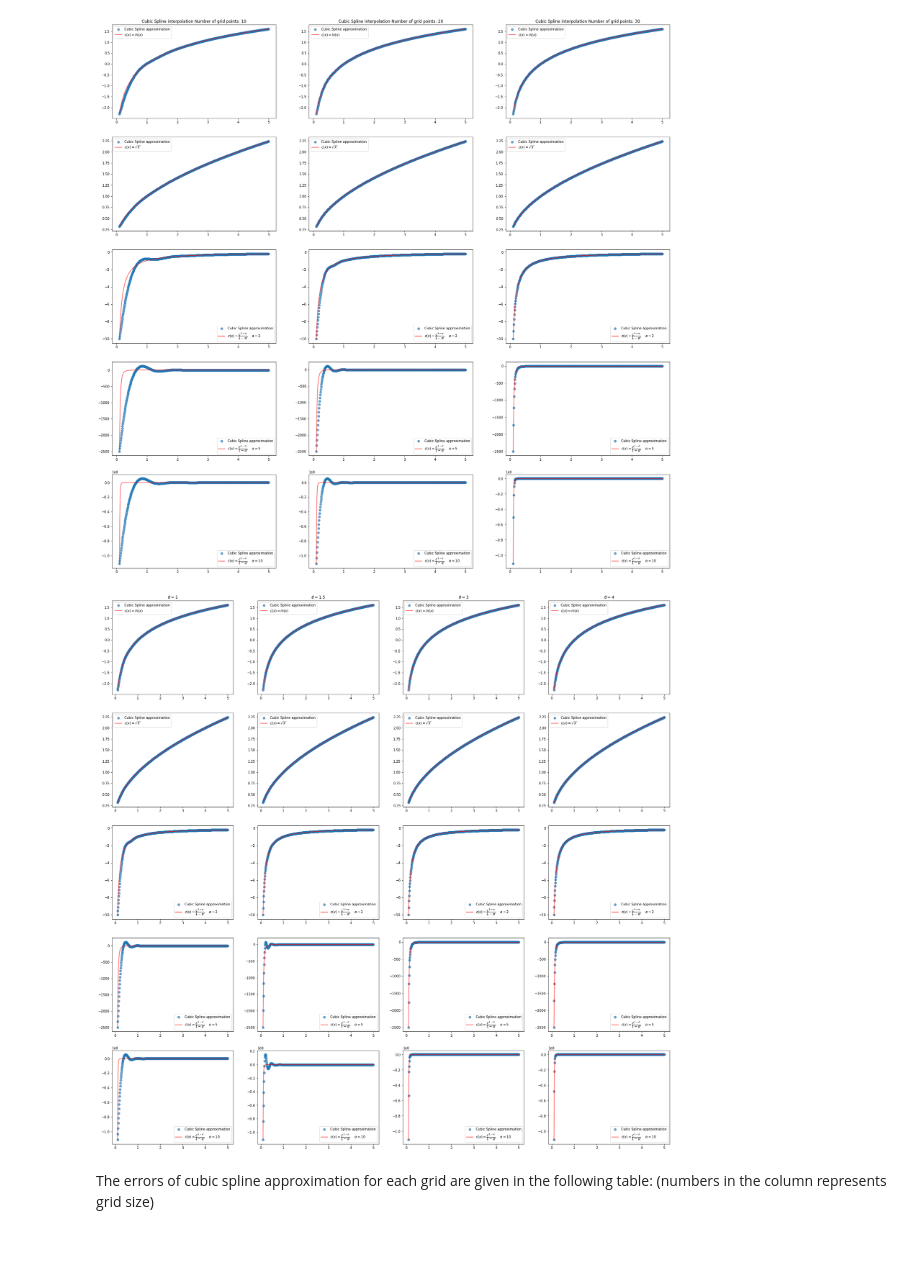
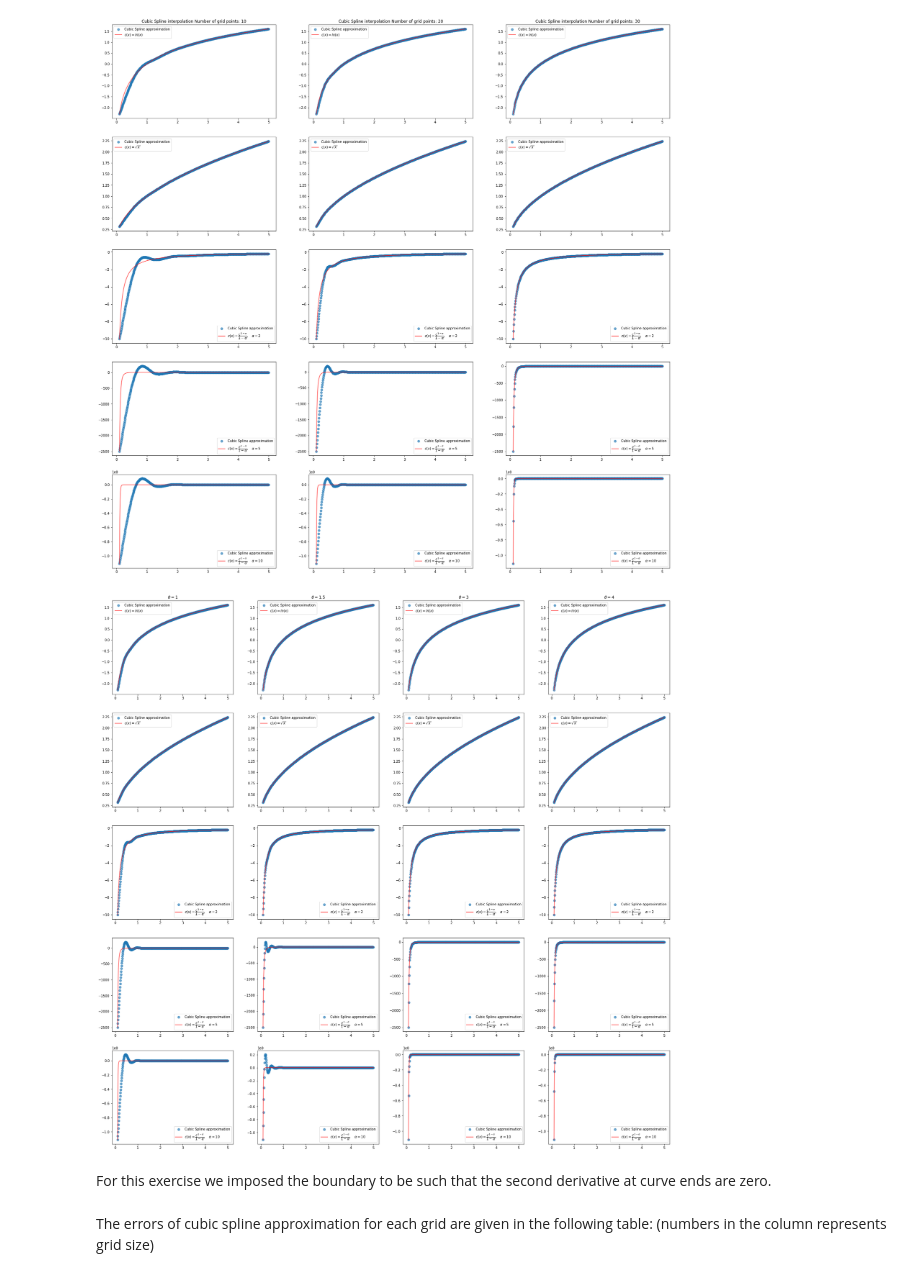
Before and after one commit to BelmudesLSB/Quantitative_Methods_2, a Jupyter notebook: PS2/PS2.ipynb, the cells around one changed output. Saved outputs shown, nothing was run; the diff lists cells and outputs as text; code cells hidden in the pictures; blank space fills up the shorter version.

```diff
--- a/PS2/PS2.ipynb
+++ b/PS2/PS2.ipynb
@@ -279,11 +324,11 @@ plt.show()
 # %%
 fig, ax = plt.subplots(5,4, figsize=(30,30))
 
-f1 = CubicSpline(Smart(20,1), u_1(Smart(20,1)))
-f2 = CubicSpline(Smart(20,1), u_2(Smart(20,1)))
-f3_2 = CubicSpline(Smart(20,1), u_3(Smart(20,1), 2))
-f3_5 = CubicSpline(Smart(20,1), u_3(Smart(20,1), 5))
-f3_10 = CubicSpline(Smart(20,1), u_3(Smart(20,1), 10))
+f1 = CubicSpline(Smart(20,1), u_1(Smart(20,1)), bc_type="natural")
+f2 = CubicSpline(Smart(20,1), u_2(Smart(20,1)), bc_type="natural")
+f3_2 = CubicSpline(Smart(20,1), u_3(Smart(20,1), 2), bc_type="natural")
+f3_5 = CubicSpline(Smart(20,1), u_3(Smart(20,1), 5), bc_type="natural")
+f3_10 = CubicSpline(Smart(20,1), u_3(Smart(20,1), 10), bc_type="natural")
 
 
 ax[0,0].scatter(X, f1(X), linewidth=2, label='Cubic Spline approximation', alpha=0.6)
@@ -303,11 +348,11 @@ ax[4,0].scatter(X, f3_10(X), linewidth=2, label='Cubic Spline approximation', al
 ax[4,0].plot(X, u_3(X, 10), 'r-', linewidth=2, label=r'$c(x)=\dfrac{c^{1-\alpha}}{1-\alpha}, \quad \alpha = 10$', alpha=0.6)
 ax[4,0].legend()
 
-f1 = CubicSpline(Smart(20,1.5), u_1(Smart(20,1.5)))
-f2 = CubicSpline(Smart(20,1.5), u_2(Smart(20,1.5)))
-f3_2 = CubicSpline(Smart(20,1.5), u_3(Smart(20,1.5), 2))
-f3_5 = CubicSpline(Smart(20,1.5), u_3(Smart(20,1.5), 5))
-f3_10 = CubicSpline(Smart(20,1.5), u_3(Smart(20,1.5), 10))
+f1 = CubicSpline(Smart(20,1.5), u_1(Smart(20,1.5)), bc_type="natural")
+f2 = CubicSpline(Smart(20,1.5), u_2(Smart(20,1.5)), bc_type="natural")
+f3_2 = CubicSpline(Smart(20,1.5), u_3(Smart(20,1.5), 2), bc_type="natural")
+f3_5 = CubicSpline(Smart(20,1.5), u_3(Smart(20,1.5), 5), bc_type="natural")
+f3_10 = CubicSpline(Smart(20,1.5), u_3(Smart(20,1.5), 10), bc_type="natural")
 
 
 ax[0,1].scatter(X, f1(X), linewidth=2, label='Cubic Spline approximation', alpha=0.6)
@@ -327,11 +372,11 @@ ax[4,1].scatter(X, f3_10(X), linewidth=2, label='Cubic Spline approximation', al
 ax[4,1].plot(X, u_3(X, 10), 'r-', linewidth=2, label=r'$c(x)=\dfrac{c^{1-\alpha}}{1-\alpha}, \quad \alpha = 10$', alpha=0.6)
 ax[4,1].legend()
 
-f1 = CubicSpline(Smart(20,3), u_1(Smart(20,3)))
-f2 = CubicSpline(Smart(20,3), u_2(Smart(20,3)))
-f3_2 = CubicSpline(Smart(20,3), u_3(Smart(20,3), 2))
-f3_5 = CubicSpline(Smart(20,3), u_3(Smart(20,3), 5))
-f3_10 = CubicSpline(Smart(20,3), u_3(Smart(20,3), 10))
+f1 = CubicSpline(Smart(20,3), u_1(Smart(20,3)), bc_type="natural")
+f2 = CubicSpline(Smart(20,3), u_2(Smart(20,3)), bc_type="natural")
+f3_2 = CubicSpline(Smart(20,3), u_3(Smart(20,3), 2), bc_type="natural")
+f3_5 = CubicSpline(Smart(20,3), u_3(Smart(20,3), 5), bc_type="natural")
+f3_10 = CubicSpline(Smart(20,3), u_3(Smart(20,3), 10), bc_type="natural")
 
 
 ax[0,2].scatter(X, f1(X), linewidth=2, label='Cubic Spline approximation', alpha=0.6)
@@ -344,39 +389,41 @@ ax[1,2].legend()
 ax[2,2].scatter(X, np.interp(X, Smart(20,3), u_3(Smart(20,3), 2)), linewidth=2, label='Cubic Spline approximation', alpha=0.6)
 ax[2,2].plot(X, u_3(X, 2), 'r-', linewidth=2, label=r'$c(x)=\dfrac{c^{1-\alpha}}{1-\alpha}, \quad \alpha = 2$', alpha=0.6)
 ax[2,2].legend()
 ax[3,2].scatter(X, np.interp(X, Smart(20,3), u_3(Smart(20,3), 5)), linewidth=2, label='Cubic Spline approximation', alpha=0.6)
 ax[3,2].plot(X, u_3(X, 5), 'r-', linewidth=2, label=r'$c(x)=\dfrac{c^{1-\alpha}}{1-\alpha}, \quad \alpha = 5$', alpha=0.6)
 ax[3,2].legend()
 ax[4,2].scatter(X, np.interp(X, Smart(20,3), u_3(Smart(20,3), 10)), linewidth=2, label='Cubic Spline approximation', alpha=0.6)
 ax[4,2].plot(X, u_3(X, 10), 'r-', linewidth=2, label=r'$c(x)=\dfrac{c^{1-\alpha}}{1-\alpha}, \quad \alpha = 10$', alpha=0.6)
 ax[4,2].legend()
 
-f1 = CubicSpline(Smart(20,4), u_1(Smart(20,4)))
-f2 = CubicSpline(Smart(20,4), u_2(Smart(20,4)))
-f3_2 = CubicSpline(Smart(20,4), u_3(Smart(20,4), 2))
-f3_5 = CubicSpline(Smart(20,4), u_3(Smart(20,4), 5))
-f3_10 = CubicSpline(Smart(20,4), u_3(Smart(20,4), 10))
+f1 = CubicSpline(Smart(20,4), u_1(Smart(20,4)), bc_type="natural")
+f2 = CubicSpline(Smart(20,4), u_2(Smart(20,4)), bc_type="natural")
+f3_2 = CubicSpline(Smart(20,4), u_3(Smart(20,4), 2), bc_type="natural")
+f3_5 = CubicSpline(Smart(20,4), u_3(Smart(20,4), 5), bc_type="natural")
+f3_10 = CubicSpline(Smart(20,4), u_3(Smart(20,4), 10), bc_type="natural")
 
 
 ax[0,3].scatter(X, f1(X), linewidth=2, label='Cubic Spline approximation', alpha=0.6)
 ax[0,3].plot(X, u_1(X), 'r-', linewidth=2, label=r'$c(x)=ln(x)$', alpha=0.6)
 ax[0,3].legend()
 ax[0,3].set_title(r'$\theta = 4$')
 ax[1,3].scatter(X, f2(X), linewidth=2, label='Cubic Spline approximation', alpha=0.6)
 ax[1,3].plot(X, u_2(X), 'r-', linewidth=2, label=r'$c(x)=\sqrt{x}$', alpha=0.6)
 ax[1,3].legend()
 ax[2,3].scatter(X, f3_2(X), linewidth=2, label='Cubic Spline approximation', alpha=0.6)
 ax[2,3].plot(X, u_3(X, 2), 'r-', linewidth=2, label=r'$c(x)=\dfrac{c^{1-\alpha}}{1-\alpha}, \quad \alpha = 2$', alpha=0.6)
 ax[2,3].legend()
 ax[3,3].scatter(X, f3_5(X), linewidth=2, label='Cubic Spline approximation', alpha=0.6)
 ax[3,3].plot(X, u_3(X, 5), 'r-', linewidth=2, label=r'$c(x)=\dfrac{c^{1-\alpha}}{1-\alpha}, \quad \alpha = 5$', alpha=0.6)
 ax[3,3].legend()
 ax[4,3].scatter(X, f3_10(X), linewidth=2, label='Cubic Spline approximation', alpha=0.6)
 ax[4,3].plot(X, u_3(X, 10), 'r-', linewidth=2, label=r'$c(x)=\dfrac{c^{1-\alpha}}{1-\alpha}, \quad \alpha = 10$', alpha=0.6)
 ax[4,3].legend()
 plt.show()
 # %% [output]
-[figure, old version]
+[figure, new version]
+# %% [markdown]
+For this exercise we imposed the boundary to be such that the second derivative at curve ends are zero.
 # %%
 fun_list = [u_1,u_2, u_3_2, u_3_5, u_3_10]
 grid_lst = [Y1, Y2, Y3, Smart(grid=10, θ= 1.5), Smart(grid=20, θ= 1.5), Smart(grid=30, θ= 1.5), Smart(grid=10, θ= 3), Smart(grid=20, θ= 3), Smart(grid=30, θ= 3)]
```
Also changed, not shown: parts of 10 cells of this notebook.
